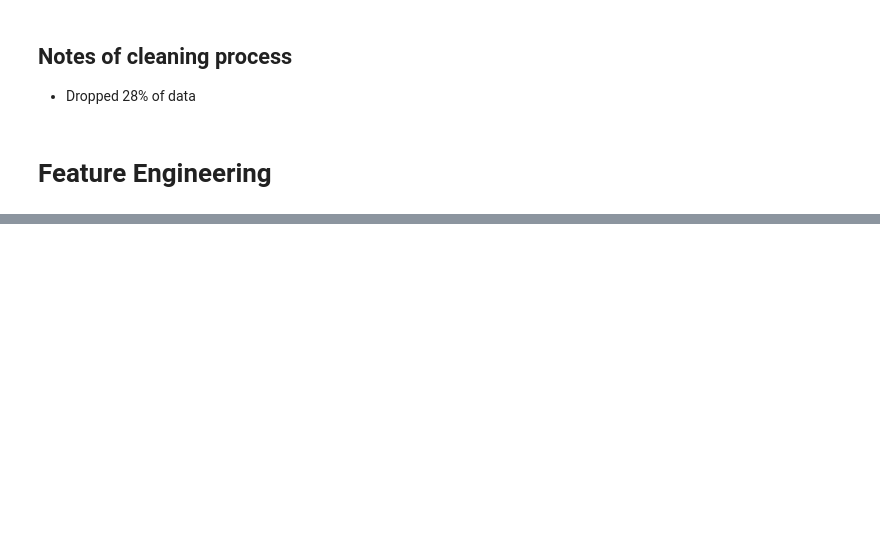
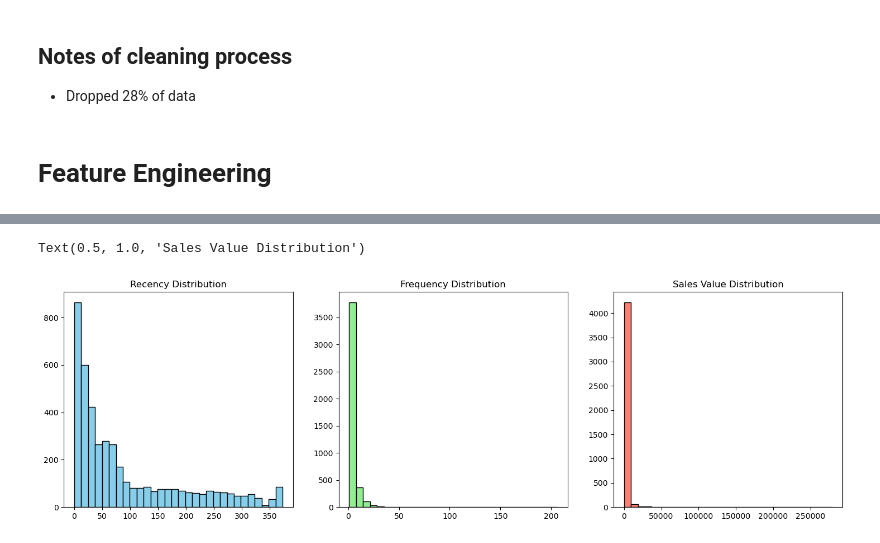
Before and after one commit to CaballeroRAR/ds_projects, a Jupyter notebook: 6_cluster_retail-uci/notebook/cluster_retail.ipynb, the cells around one changed output, grey strips where cells are left out. Saved outputs shown, nothing was run; the diff lists cells and outputs as text; code cells hidden in the pictures; blank space fills up the shorter version.

```diff
--- a/6_cluster_retail-uci/notebook/cluster_retail.ipynb
+++ b/6_cluster_retail-uci/notebook/cluster_retail.ipynb
@@ -489,3 +493,10 @@ df_clean.head()
 | 2 | 536365 | 84406B | CREAM CUPID HEARTS COAT HANGER | 8 | 2010-12-01 08:26:00 | 2.75 | 17850.0 | United Kingdom | 22.00 |
 | 3 | 536365 | 84029G | KNITTED UNION FLAG HOT WATER BOTTLE | 6 | 2010-12-01 08:26:00 | 3.39 | 17850.0 | United Kingdom | 20.34 |
 | 4 | 536365 | 84029E | RED WOOLLY HOTTIE WHITE HEART. | 6 | 2010-12-01 08:26:00 | 3.39 | 17850.0 | United Kingdom | 20.34 |
+# %%
+df_fe = df_clean.groupby(by='customer_id', as_index=False).agg(
+    sale_value=('sale_total','sum'), # Total sales value per customer
+    frecuency=('invoice','nunique'), # Number of unique invoices per customer (how many times has this client purchased)
+    last_invoice_date=('invoicedate','max') # Last invoice date per customer
+)
+df_fe.head()
@@ -491,0 +510,6 @@ df_clean.head()
+# %%
+max_date = df_fe['last_invoice_date'].max() # Whats the latest date in record to calculate recency
+
+df_fe['recency_days'] = (max_date - df_fe['last_invoice_date']).dt.days # Agregate recency in days
+print(df_fe.head())
+# print(df_fe.describe())
@@ -491,0 +523,13 @@ df_clean.head()
+# %%
+# Graph distributions of RFM features
+
+fig, axes = plt.subplots(1, 3, figsize=(18, 5))
+axes[0].hist(df_fe['recency_days'], bins=30, color='skyblue', edgecolor='black')
+axes[0].set_title('Recency Distribution')
+axes[1].hist(df_fe['frecuency'], bins=30, color='lightgreen', edgecolor='black')
+axes[1].set_title('Frequency Distribution')
+axes[2].hist(df_fe['sale_value'], bins=30, color='salmon', edgecolor='black')
+axes[2].set_title('Sales Value Distribution')
+# %% [output]
+Text(0.5, 1.0, 'Sales Value Distribution')
+[figure, added]
```
Also changed, not shown: parts of 5 cells of this notebook.
